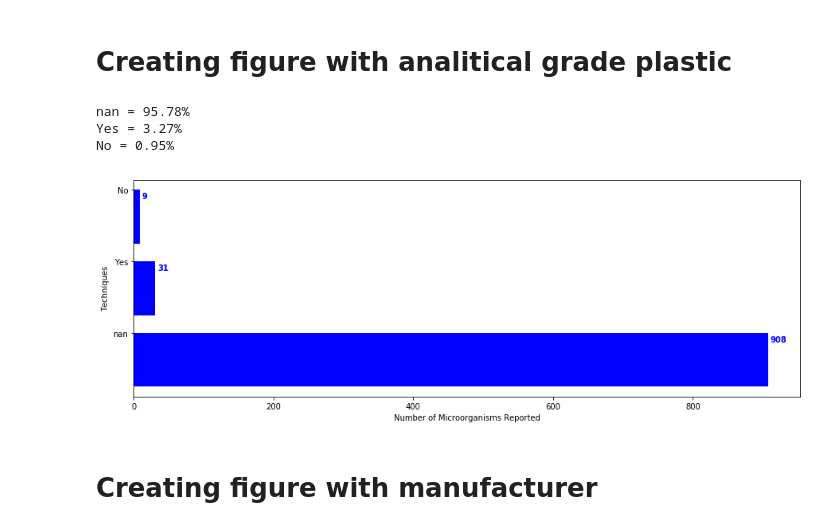
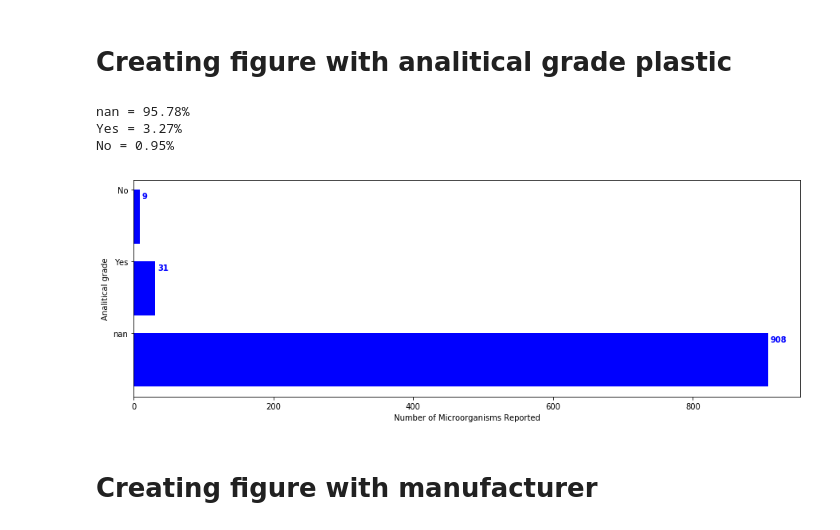
Before and after one commit to VictorGambarini/PlasticDegradersTree, a Jupyter notebook: Tree_tutorial.ipynb, the cells around one changed output. Cells and saved outputs as stored; diff of their text form; code cells hidden in the pictures.

```diff
--- a/Tree_tutorial.ipynb
+++ b/Tree_tutorial.ipynb
@@ -1364,35 +1364,35 @@ for index, row in df.iterrows():
     count += 1
     if analitical_grade not in analitical_grade_dict:
         analitical_grade_dict[analitical_grade] = 1
     else:
         analitical_grade_dict[analitical_grade] += 1
 
 bars, height = [], []
 
 for item,value in sorted(analitical_grade_dict.items(), key=lambda x: x[1], reverse=True):
     print(str(item)+" = "+str(round(((value/count)*100), 2))+"%")
     bars.append(item)
     height.append(value)
 
 fig, ax = plt.subplots()
 fig.set_size_inches(15, 5)
 width = 0.75 # the width of the bars
 ind = np.arange(len(height))  # the x locations for the groups
 ax.barh(ind, height, width, color="blue")
 ax.set_yticks(ind+width/2)
 ax.set_yticklabels(bars, minor=False)
-plt.ylabel('Techniques')
+plt.ylabel('Analitical grade')
 plt.xlabel('Number of Microorganisms Reported')
 for i, v in enumerate(height):
     ax.text(v + 3, i + .25, str(v), color='blue', fontweight='bold')
 
 # Show graphic
 plt.show()
 # %% [output]
 nan = 95.78%
 Yes = 3.27%
 No = 0.95%
-[figure, old version]
+[figure, new version]
 # %% [markdown]
 <a id='Creating-figure-with-manufacturer'></a>
 # Creating figure with manufacturer
```
Also changed, not shown: parts of 4 cells of this notebook, 2 other files.
